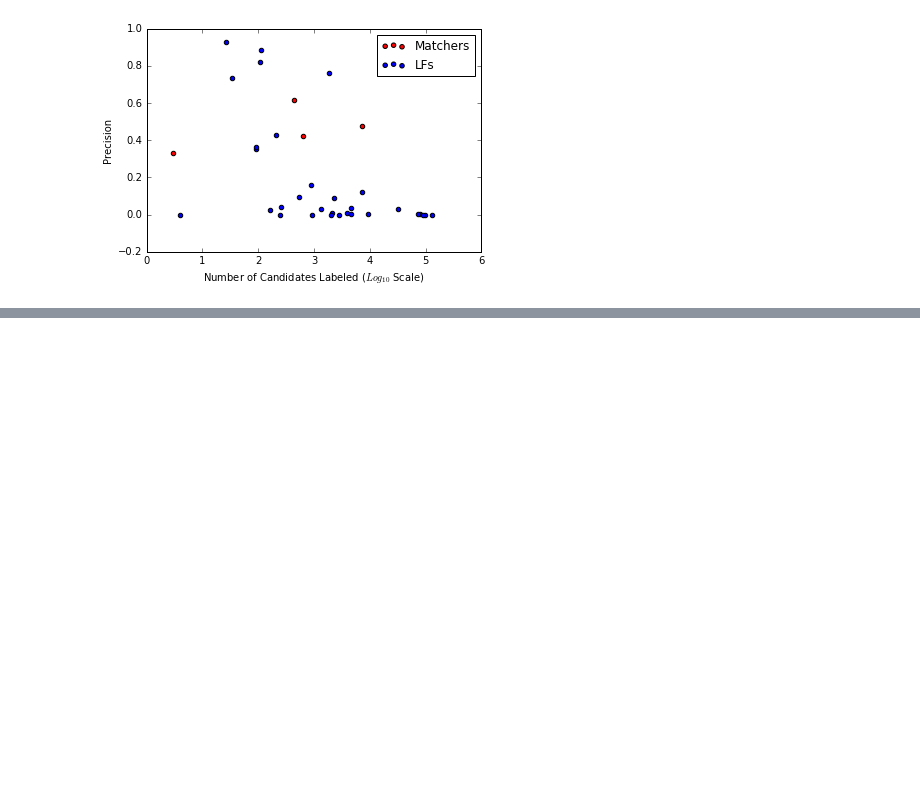
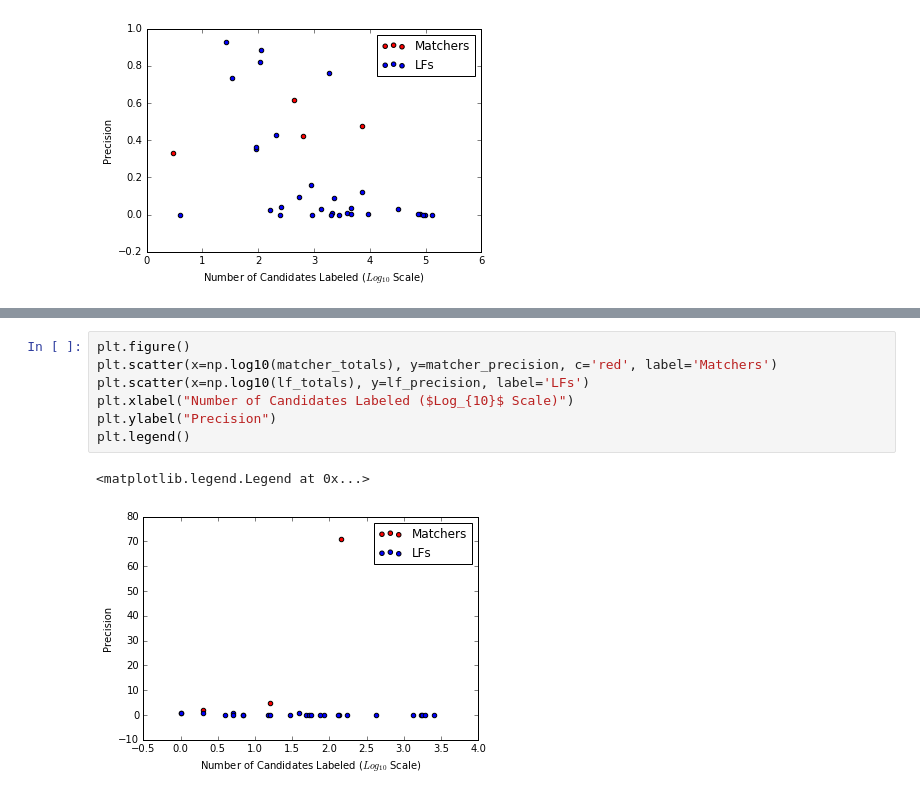
Before and after one commit to GoldenAbel/snorkel, a Jupyter notebook: tutorial/CDR_Tutorial_CE_Experiments.ipynb, the cells around one changed output, grey strips where cells are left out. Drawn from its saved outputs; the diff is of its cells as text; blank space fills up the shorter version.

```diff
--- a/tutorial/CDR_Tutorial_CE_Experiments.ipynb
+++ b/tutorial/CDR_Tutorial_CE_Experiments.ipynb
@@ -401,0 +420,10 @@ plt.legend()
+# %%
+plt.figure()
+plt.scatter(x=np.log10(matcher_totals), y=matcher_precision, c='red', label='Matchers')
+plt.scatter(x=np.log10(lf_totals), y=lf_precision, label='LFs')
+plt.xlabel("Number of Candidates Labeled ($Log_{10}$ Scale)")
+plt.ylabel("Precision")
+plt.legend()
+# %% [output]
+<matplotlib.legend.Legend at 0x...>
+[figure, added]
```
Also changed, not shown: parts of 5 cells of this notebook.
